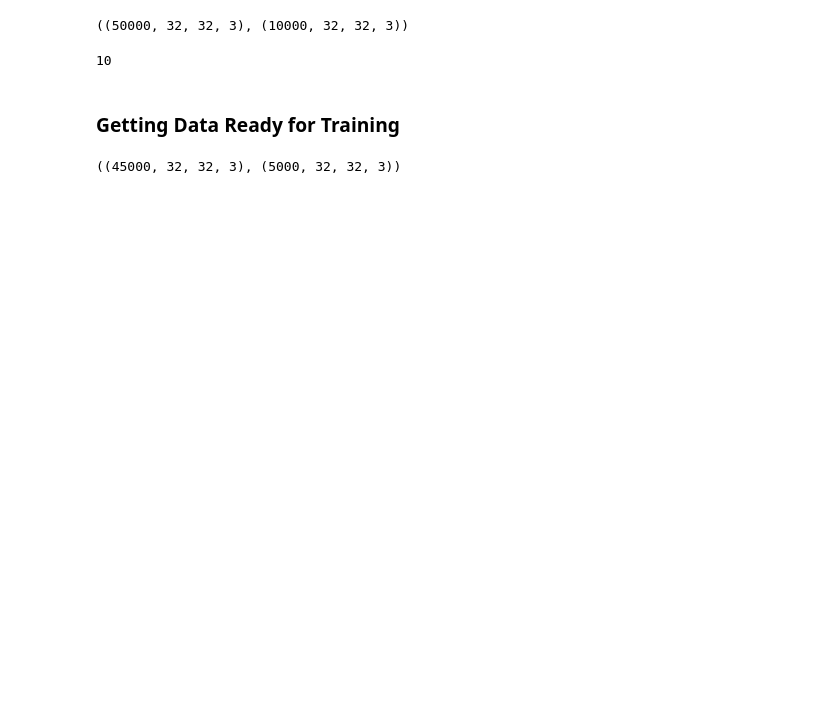
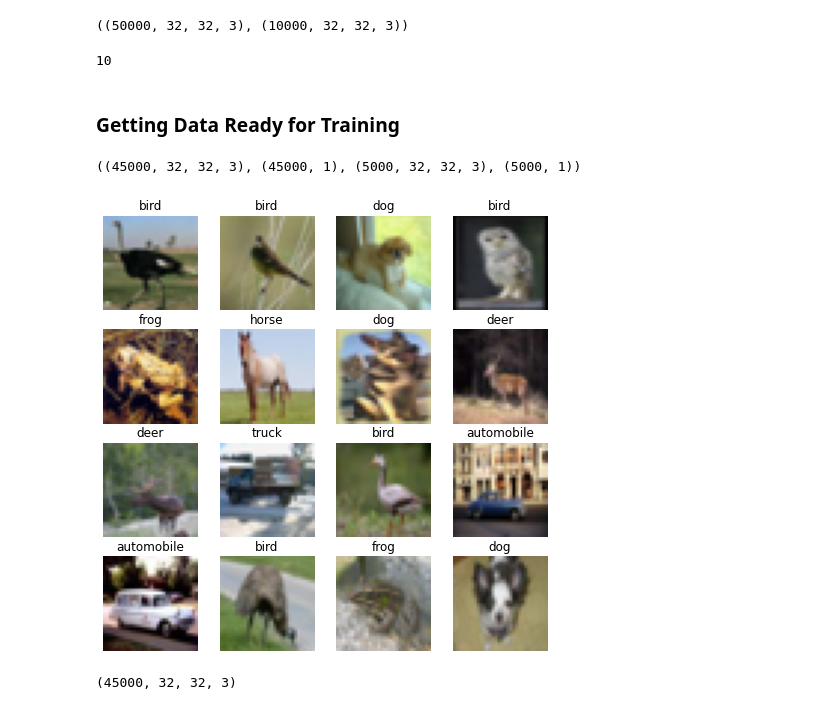
Before and after one commit to MostafaJahanian/DL_Projects, a Jupyter notebook: CIFAR10_Dataset_Classification_Using_CNN.ipynb, the cells around one changed output. Drawn from its saved outputs; the diff is of its cells as text; code cells hidden in the pictures; blank space fills up the shorter version.

```diff
--- a/CIFAR10_Dataset_Classification_Using_CNN.ipynb
+++ b/CIFAR10_Dataset_Classification_Using_CNN.ipynb
@@ -35,6 +35,28 @@ class_names = ['airplane', 'automobile', 'bird', 'cat', 'deer', 'dog' ,'frog', '
 ### Getting Data Ready for Training
 # %%
 X_train, X_val, y_train, y_val = train_test_split(train_images, train_labels, test_size = 0.1, shuffle = True, random_state = 1)
-X_train.shape, X_val.shape
+X_train.shape, y_train.shape, X_val.shape, y_val.shape
 # %% [output]
-((45000, 32, 32, 3), (5000, 32, 32, 3))
+((45000, 32, 32, 3), (45000, 1), (5000, 32, 32, 3), (5000, 1))
+# %%
+y_train = y_train.flatten()
+y_val = y_val.flatten()
+y_test = test_labels.flatten()
+# %%
+# plotting random images from the train data
+plt.figure(figsize = (8, 8))
+for i in range(16):
+  index = random.randint(0, len(X_train))
+  ax = plt.subplot(4, 4, i + 1)
+  plt.imshow(X_train[index])
+  plt.title(class_names[y_train[index]])
+  plt.axis(False)
+# %% [output]
+[figure, added]
+# %%
+scaler = MinMaxScaler()
+
+X_train_scaled = scaler.fit_transform(X_train.reshape(len(X_train), 32*32*3)).reshape(X_train.shape)
+X_train_scaled.shape
+# %% [output]
+(45000, 32, 32, 3)
```
Also changed, not shown: parts of 24 cells of this notebook.
